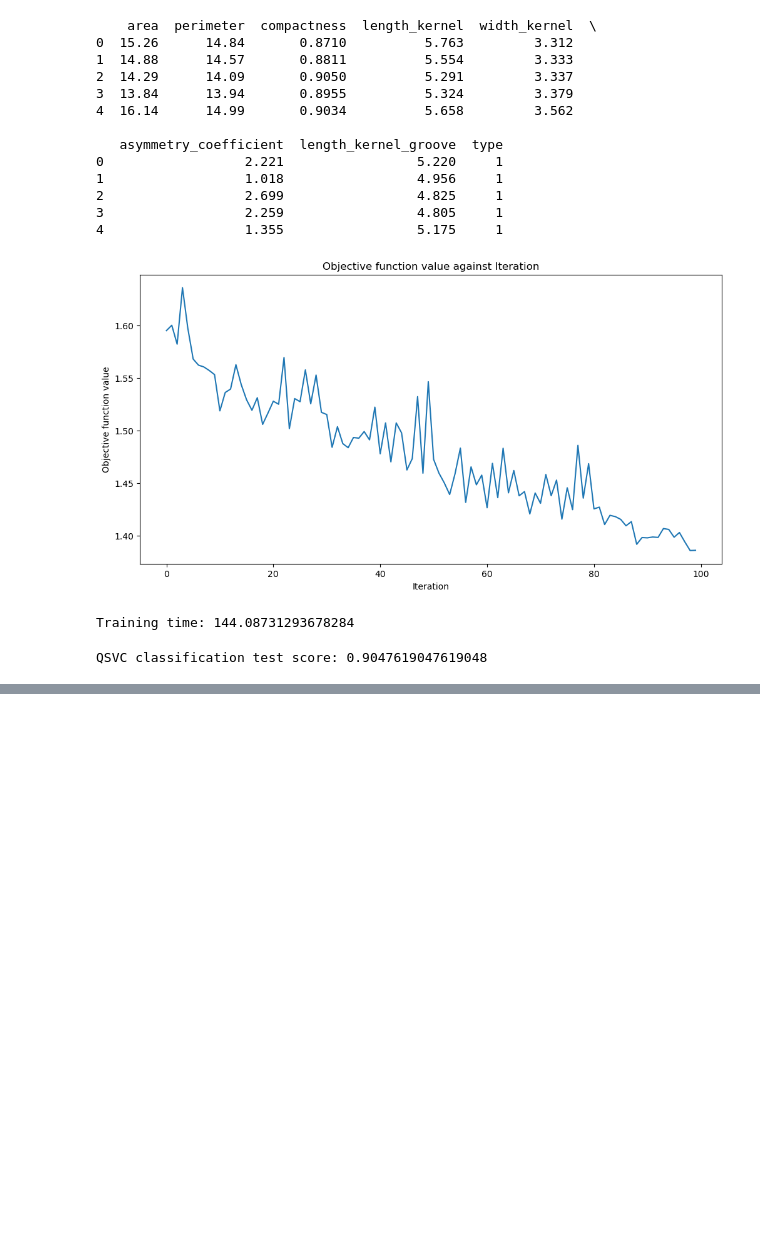
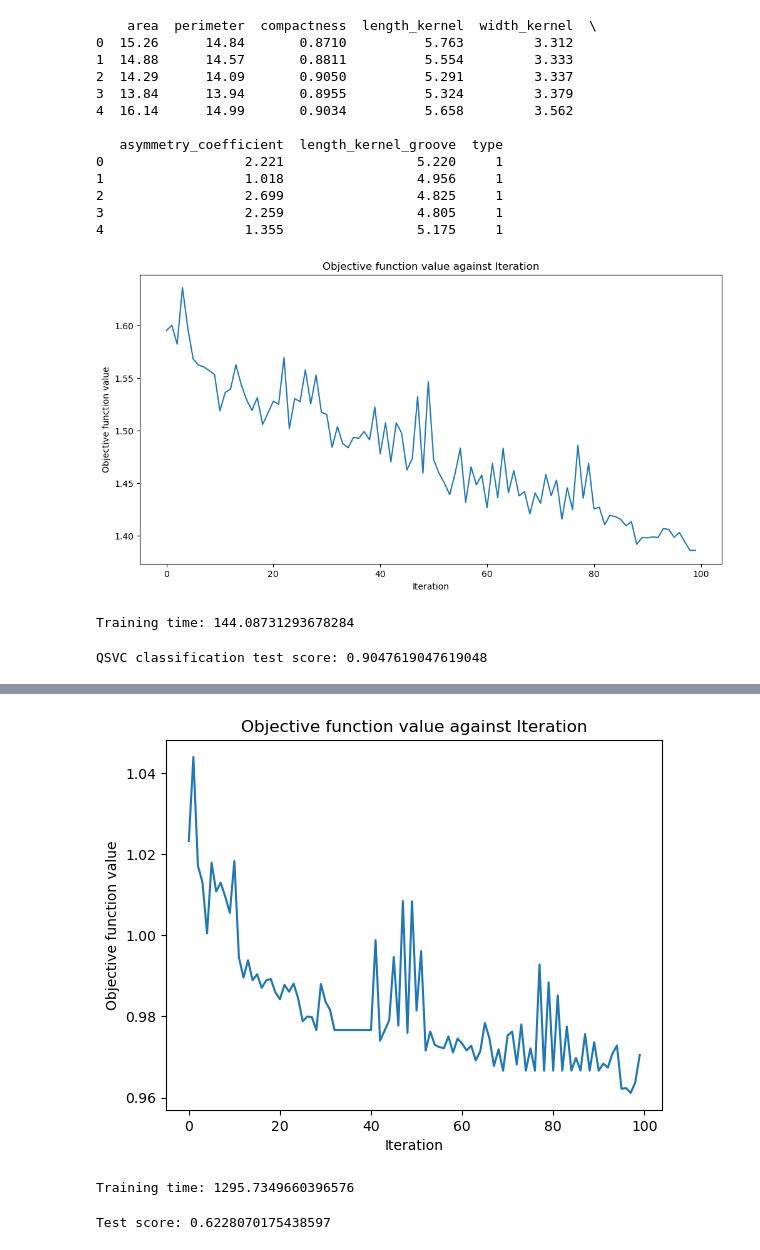
Before and after one commit to LukePower01/ml-to-qml, a Jupyter notebook: Toy_datasets_SVCandVQC_Comparison.ipynb, the cells around one changed output, grey strips where cells are left out. Drawn from its saved outputs; the diff is of its cells as text; code cells hidden in the pictures; blank space fills up the shorter version.

```diff
--- a/Toy_datasets_SVCandVQC_Comparison.ipynb
+++ b/Toy_datasets_SVCandVQC_Comparison.ipynb
@@ -302,0 +515,74 @@ QSVC classification test score: 0.9047619047619048
+# %%
+# Import necessary libraries
+import pandas as pd
+from sklearn.datasets import load_breast_cancer
+from sklearn.model_selection import train_test_split
+from sklearn.preprocessing import MinMaxScaler
+from qiskit_algorithms.utils import algorithm_globals
+from qiskit.circuit.library import ZZFeatureMap, RealAmplitudes
+from qiskit_algorithms.optimizers import COBYLA
+from qiskit.primitives import Sampler
+from matplotlib import pyplot as plt
+from IPython.display import clear_output
+import time
+from qiskit_machine_learning.algorithms.classifiers import VQC
+
+# Load the breast cancer dataset
+breast_cancer_data = load_breast_cancer()
+features = breast_cancer_data.data
+labels = breast_cancer_data.target
+
+# Normalize the features
+features = MinMaxScaler().fit_transform(features)
+
+# Convert the features into a DataFrame and add the target labels
+df = pd.DataFrame(features, columns=breast_cancer_data.feature_names)
+df['class'] = [breast_cancer_data.target_names[label] for label in labels]
+
+# Select only the first 10 mean feature columns and the 'class' column
+mean_features_df = df.iloc[:, :10]
+mean_features_df['class'] = df['class']
+
+# Split the dataset into training and testing sets
+X = mean_features_df.iloc[:, :-1].values  # Predictors: mean features
+y = labels  # Target: class labels
+
+# Split the data
+train_features, test_features, train_labels, test_labels = train_test_split(
+    X, y, train_size=0.8, random_state=4701)
+
+# Initialize the quantum classifier components
+num_qubits = len(mean_features_df.columns) - 1  # Exclude the class column
+feature_map = ZZFeatureMap(feature_dimension=num_qubits, reps=1)
+ansatz = RealAmplitudes(num_qubits=num_qubits, reps=3)
+optimizer = COBYLA(maxiter=100)
+sampler = Sampler()
+
+# Define the callback function for the optimizer
+objective_func_vals = []
+def callback_graph(weights, obj_func_eval):
+    clear_output(wait=True)
+    objective_func_vals.append(obj_func_eval)
+    plt.title('Objective function value against Iteration')
+    plt.xlabel('Iteration')
+    plt.ylabel('Objective function value')
+    plt.plot(range(len(objective_func_vals)), objective_func_vals)
+    plt.show()
+
+# Initialize and train the VQC classifier
+vqc = VQC(sampler=sampler, feature_map=feature_map, ansatz=ansatz,
+          optimizer=optimizer, callback=callback_graph)
+
+start = time.time()
+vqc.fit(train_features, train_labels)
+elapsed_time = time.time() - start
+
+print(f'Training time: {elapsed_time}')
+# %% [output]
+[figure, added]
+Training time: 1295.7349660396576
+# %%
+score = vqc.score(test_features, test_labels)
+print(f'Test score: {score}')
+# %% [output]
+Test score: 0.6228070175438597
```
Also changed, not shown: parts of 25 cells of this notebook, 1 other file.
